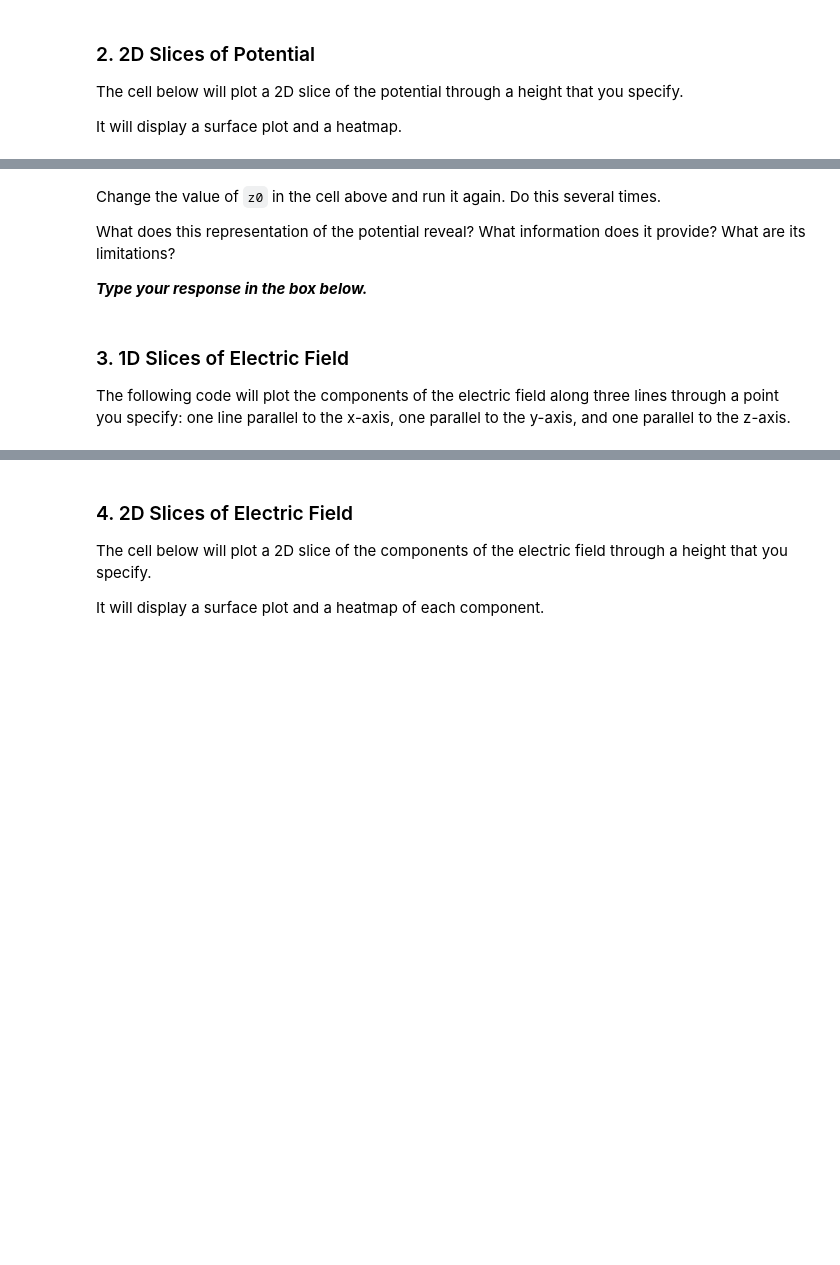
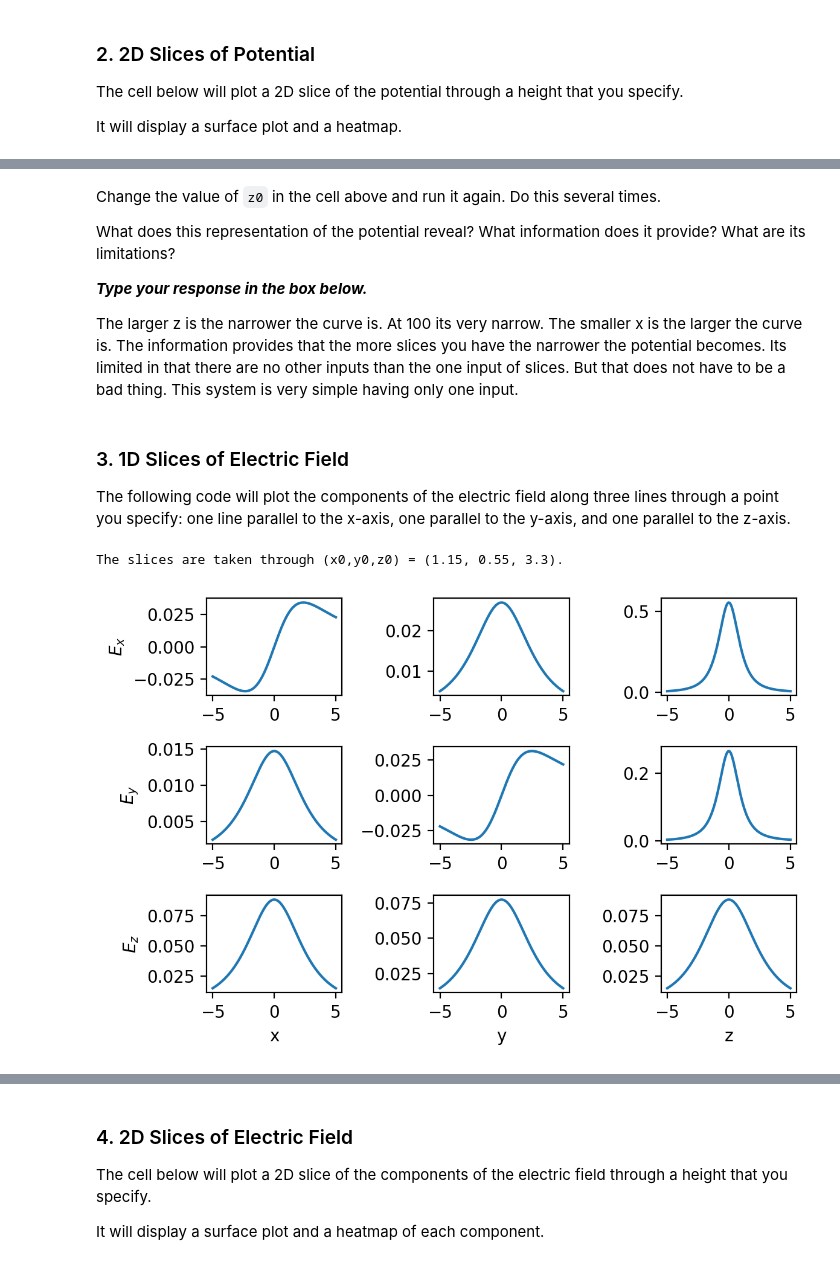
Before and after one commit to Mitchell7777/Mitchell-s-physics-stuff, a Jupyter notebook: week-01/01-visualizing-fields.ipynb, the cells around one changed output, grey strips where cells are left out. Saved outputs shown, nothing was run; the diff lists cells and outputs as text; code cells hidden in the pictures; blank space fills up the shorter version.

```diff
--- a/week-01/01-visualizing-fields.ipynb
+++ b/week-01/01-visualizing-fields.ipynb
@@ -146,15 +150,17 @@ Change the value of `z0` in the cell above and run it again.  Do this several ti
 What does this representation of the potential reveal?  What information does it provide?  What are its limitations?
 
 ***Type your response in the box below.***
+
+The larger z is the narrower the curve is. At 100 its very narrow. The smaller x is the larger the curve is. The information provides that the more slices you have the narrower the potential becomes. Its limited in that there are no other inputs than the one input of slices. But that does not have to be a bad thing. This system is very simple having only one input.
 # %% [markdown]
 ### 3. 1D Slices of Electric Field
 
 The following code will plot the components of the electric field along three lines through a point you specify: one line parallel to the x-axis, one parallel to the y-axis, and one parallel to the z-axis.
 # %%
 # Choose coordinate indices for slices.
-x0 = 101
+x0 = 123
 y0 = 111
-z0 = 121
+z0 = 166
 
 x_val = X[x0,y0,z0]
 y_val = Y[x0,y0,z0]
@@ -180,33 +186,36 @@ ax[1,0].plot(x,Ey1)
 ax[1,0].set_ylabel(r"$E_y$")
 
 Ez1 = Ez[:,y0,z0]
 ax[2,0].plot(x,Ez1)
 ax[2,0].set_ylabel(r"$E_z$")
 ax[2,0].set_xlabel('x')
 
 
 Ex2 = Ex[x0,:,z0]
 ax[0,1].plot(y,Ex2)
 
 Ey2 = Ey[x0,:,z0]
 ax[1,1].plot(y,Ey2)
 
 Ez2 = Ez[x0,:,z0]
 ax[2,1].plot(y,Ez2)
 ax[2,1].set_xlabel('y')
 
 
 Ex3 = Ex[x0,y0,:]
 ax[0,2].plot(z,Ex3)
 
 Ey3 = Ey[x0,y0,:]
 ax[1,2].plot(z,Ey3)
 
 Ez3 = Ez[:,y0,z0]
 ax[2,2].plot(z,Ez3)
 ax[2,2].set_xlabel('z')
 
 fig.tight_layout()
+# %% [output]
+The slices are taken through (x0,y0,z0) = (1.15, 0.55, 3.3).
+[figure, added]
 # %% [markdown]
 Change the values of `x0`, `y0`, and `z0` in the cell above and run it again.  Do this several times.
 
```
Also changed, not shown: parts of 12 cells of this notebook.
